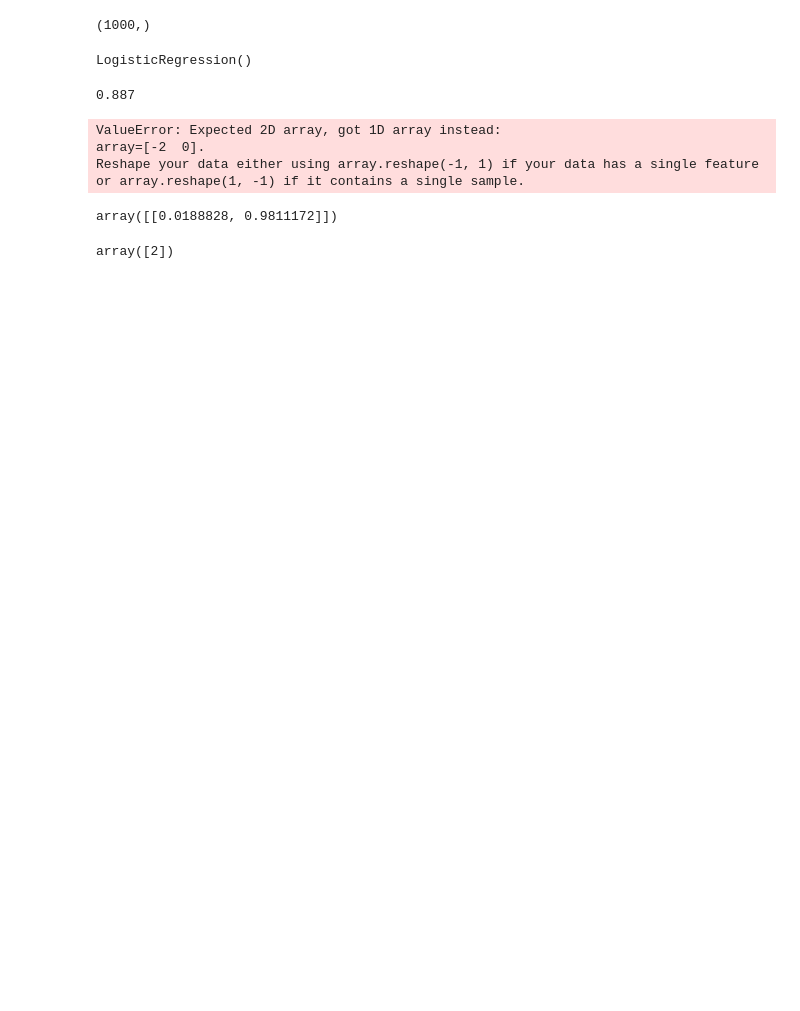
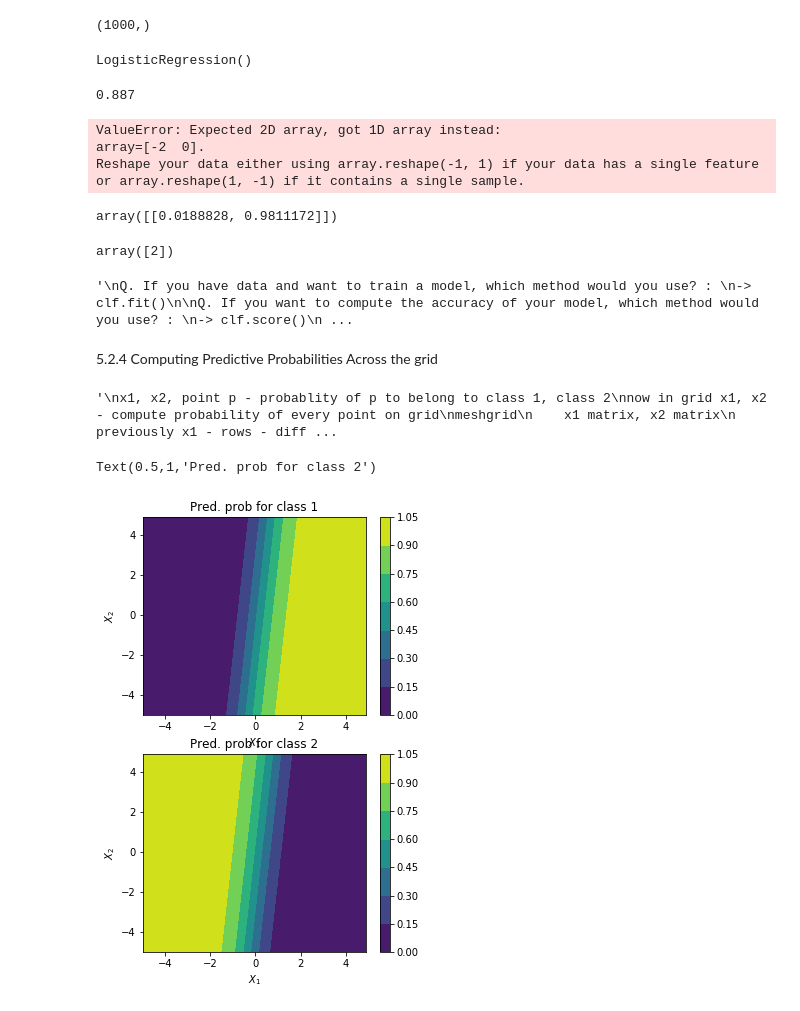
Before and after one commit to udaytak/Edx_PythonForResearch, a Jupyter notebook: 5_2. Statistical Learning - Logistic Regression.ipynb, the cells around one changed output. Drawn from its saved outputs; the diff is of its cells as text; code cells hidden in the pictures; blank space fills up the shorter version.

Commit message:
5.2.4 Computing Predictive Probabilities Across the grid

```diff
--- a/5_2. Statistical Learning - Logistic Regression.ipynb
+++ b/5_2. Statistical Learning - Logistic Regression.ipynb
@@ -290,7 +290,53 @@ clf.predict(np.array([-2,0]).reshape(1,-1))
 array([2])
 # %%
 '''
-Q. If you have data and want to train a model, which method would you use? : clf.fit()
-Q. If you want to compute the accuracy of your model, which method would you use? : clf.score()
+Q. If you have data and want to train a model, which method would you use? :
+-> clf.fit()
+
+Q. If you want to compute the accuracy of your model, which method would you use? :
+-> clf.score()
+
 Q. If you want to estimate the probability of a data point being in each class, which method would you use? :
+-> clf.predict_proba()
+
+Q. If you want to know to which class your model would assign a new data point, which method would you use? :
+-> clf.predict()
 '''
+# %% [output]
+'\nQ. If you have data and want to train a model, which method would you use? : \n-> clf.fit()\n\nQ. If you want to compute the accuracy of your model, which method would you use? : \n-> clf.score()\n ...
+# %% [markdown]
+5.2.4 Computing Predictive Probabilities Across the grid
+# %%
+'''
+x1, x2, point p - probablity of p to belong to class 1, class 2
+now in grid x1, x2 - compute probability of every point on grid
+meshgrid
+    x1 matrix, x2 matrix
+    previously x1 - rows - different samples
+    ravel function - x1 - R1,R2,R3 - long vector
+    x1 : long vector
+    x2 : long vector
+'''
+# %% [output]
+'\nx1, x2, point p - probablity of p to belong to class 1, class 2\nnow in grid x1, x2 - compute probability of every point on grid\nmeshgrid\n    x1 matrix, x2 matrix\n    previously x1 - rows - diff ...
+# %%
+def plot_probs(ax, clf, class_no):
+    xx1, xx2 = np.meshgrid(np.arange(-5, 5 , 0.1), np.arange(-5, 5, 0.1))
+    probs = clf.predict_proba(np.stack((xx1.ravel() , xx2.ravel()), axis =1))
+    z = probs[:, class_no] #Z contains conditional class probability, #z -> long column vector
+    z = z.reshape(xx1.shape)
+    CS = ax.contourf(xx1, xx2, z)
+    cbar = plt.colorbar(CS)
+    plt.xlabel("$X_1$")
+    plt.ylabel("$X_2$")
+# %%
+plt.figure(figsize=(5,8))
+ax = plt.subplot(211) #ax - axis need to pass as plot_probs need to know which axis to use
+plot_probs(ax, clf, 0)
+plt.title('Pred. prob for class 1')
+ax = plt.subplot(212)
+plot_probs(ax, clf, 1)
+plt.title('Pred. prob for class 2')
+# %% [output]
+Text(0.5,1,'Pred. prob for class 2')
+[figure, added]
```
Also changed, not shown: parts of 1 cell of this notebook.
